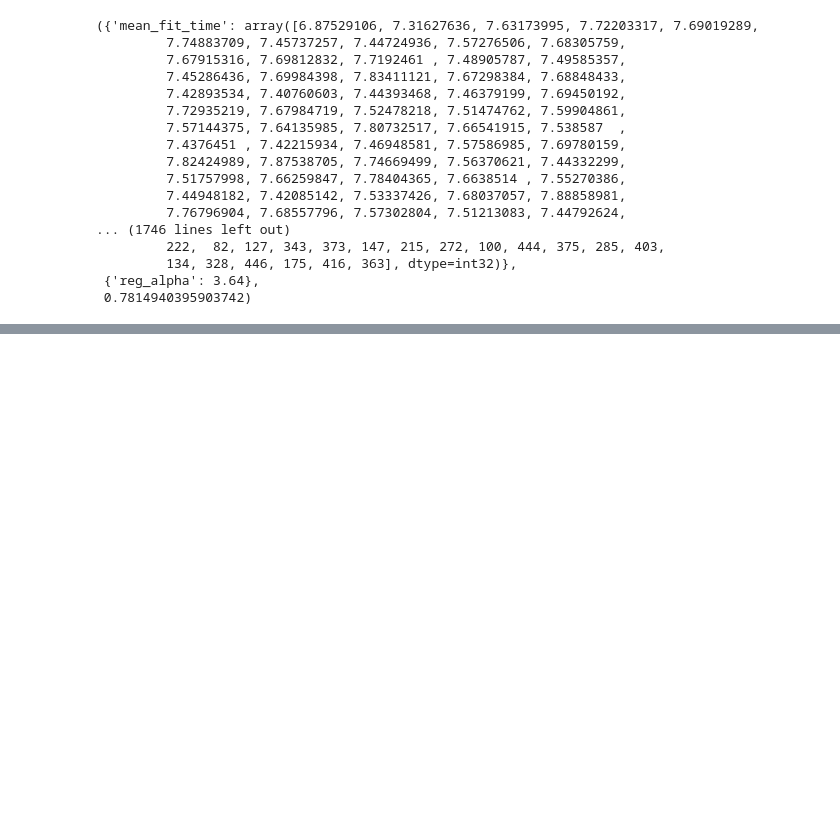
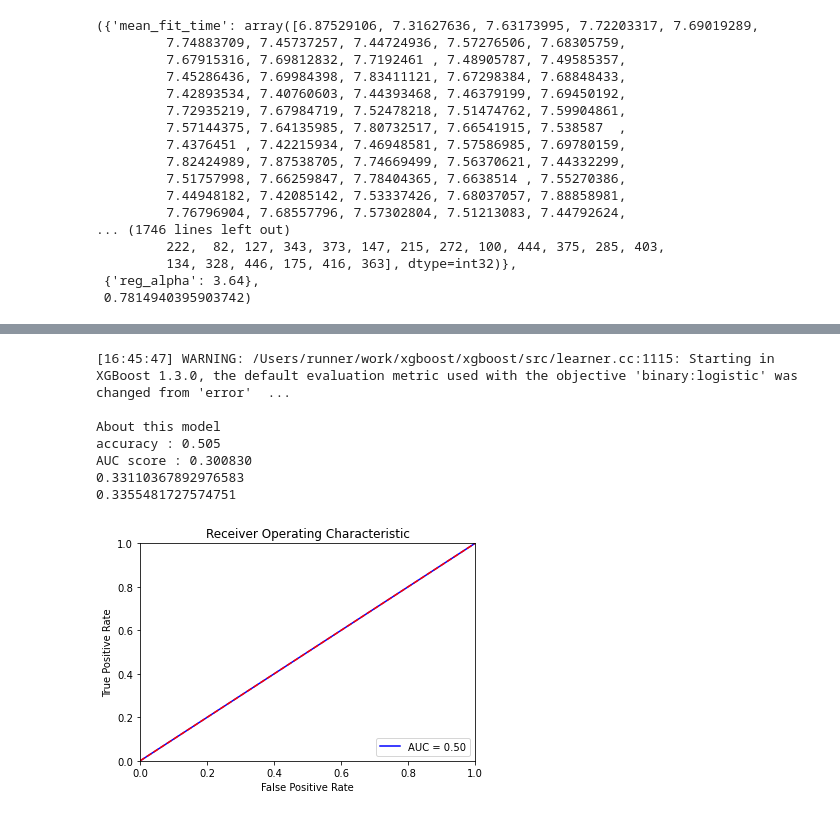
Before and after one commit to kkadzielna/project_14, a Jupyter notebook: XGBoost.ipynb, the cells around one changed output, grey strips where cells are left out. Drawn from its saved outputs; the diff is of its cells as text; code cells hidden in the pictures; blank space fills up the shorter version.

```diff
--- a/XGBoost.ipynb
+++ b/XGBoost.ipynb
@@ -562,0 +761,42 @@ AUC score : 0.813471
+# %%
+#imbalanced model on banlance train set
+my_model.fit(train_X, train_Y['has_dep_diag'])
+# pred
+dtrain_predictions = my_model.predict(test_Xd)
+dtrain_predprob = my_model.predict_proba(test_Xd)[:,1]
+# eval
+print ("\nAbout this model")
+print ("accuracy : %.4g" % metrics.accuracy_score(test_Yd['has_dep_diag'], dtrain_predictions))
+print ("AUC score : %f" % metrics.roc_auc_score(test_Yd['has_dep_diag'], dtrain_predprob))
+
+
+y_pred = my_model.predict(train_Xd)
+print(f1_score(y_pred, train_Yd['has_dep_diag'], average = "macro"))
+y_pred_test = my_model.predict(test_Xd)
+print(f1_score(y_pred_test, test_Yd['has_dep_diag'], average = "macro"))
+
+import sklearn.metrics as metrics
+# imbalance model on balance dataset
+preds = my_model.predict(test_Xd)
+fpr, tpr, threshold = metrics.roc_curve(test_Yd['has_dep_diag'], preds)
+roc_auc = metrics.auc(fpr, tpr)
+
+import matplotlib.pyplot as plt
+plt.title('Receiver Operating Characteristic')
+plt.plot(fpr, tpr, 'b', label = 'AUC = %0.2f' % roc_auc)
+plt.legend(loc = 'lower right')
+plt.plot([0, 1], [0, 1],'r--')
+plt.xlim([0, 1])
+plt.ylim([0, 1])
+plt.ylabel('True Positive Rate')
+plt.xlabel('False Positive Rate')
+plt.show()
+# %% [output]
+[16:45:47] WARNING: /Users/runner/work/xgboost/xgboost/src/learner.cc:1115: Starting in XGBoost 1.3.0, the default evaluation metric used with the objective 'binary:logistic' was changed from 'error'  ...
+
+About this model
+accuracy : 0.505
+AUC score : 0.300830
+0.33110367892976583
+0.3355481727574751
+[figure, added]
```
Also changed, not shown: parts of 20 cells of this notebook.
